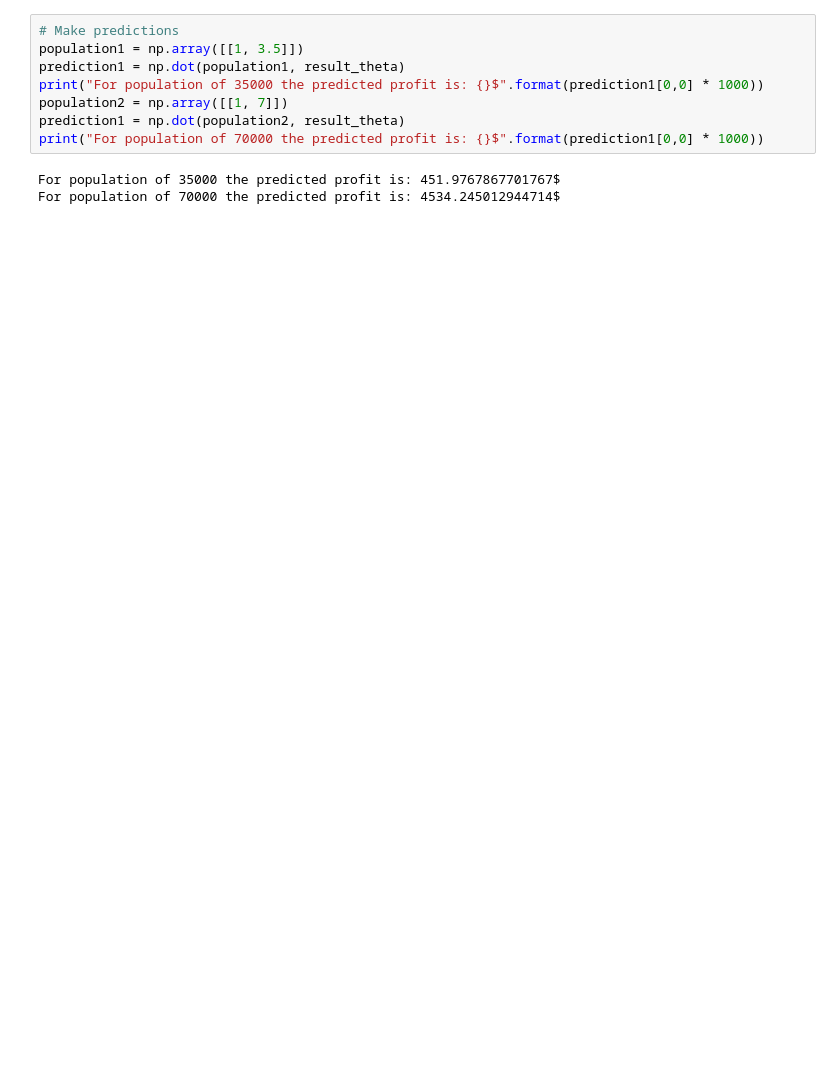
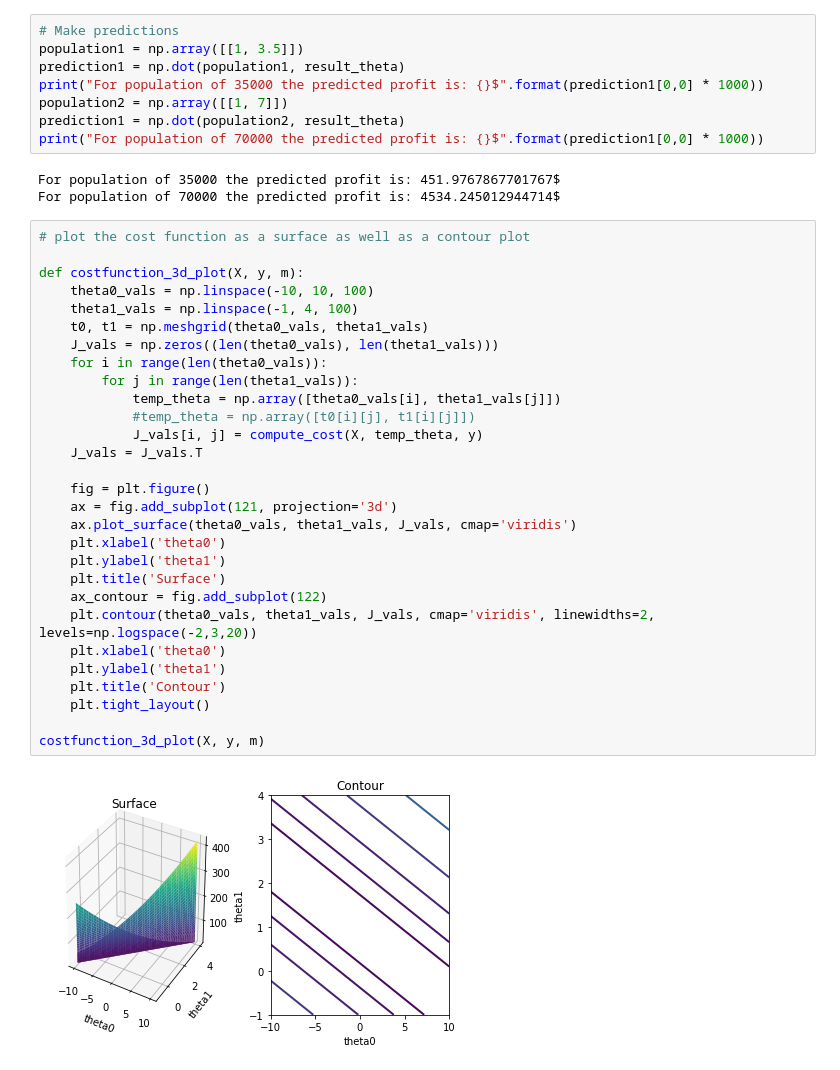
Before and after one commit to bk-anupam/AndrewNG_ML_Exercises, a Jupyter notebook: ex1/linearRegression.ipynb, the cells around one changed output. Drawn from its saved outputs; the diff is of its cells as text; blank space fills up the shorter version.

```diff
--- a/ex1/linearRegression.ipynb
+++ b/ex1/linearRegression.ipynb
@@ -107,3 +122,34 @@ print("For population of 70000 the predicted profit is: {}$".format(prediction1[
 # %% [output]
 For population of 35000 the predicted profit is: 451.9767867701767$
 For population of 70000 the predicted profit is: 4534.245012944714$
+# %%
+# plot the cost function as a surface as well as a contour plot
+
+def costfunction_3d_plot(X, y, m):
+    theta0_vals = np.linspace(-10, 10, 100)
+    theta1_vals = np.linspace(-1, 4, 100)
+    t0, t1 = np.meshgrid(theta0_vals, theta1_vals)
+    J_vals = np.zeros((len(theta0_vals), len(theta1_vals)))
+    for i in range(len(theta0_vals)):
+        for j in range(len(theta1_vals)):
+            temp_theta = np.array([theta0_vals[i], theta1_vals[j]])
+            #temp_theta = np.array([t0[i][j], t1[i][j]])
+            J_vals[i, j] = compute_cost(X, temp_theta, y)
+    J_vals = J_vals.T
+
+    fig = plt.figure()
+    ax = fig.add_subplot(121, projection='3d')
+    ax.plot_surface(theta0_vals, theta1_vals, J_vals, cmap='viridis')
+    plt.xlabel('theta0')
+    plt.ylabel('theta1')
+    plt.title('Surface')
+    ax_contour = fig.add_subplot(122)
+    plt.contour(theta0_vals, theta1_vals, J_vals, cmap='viridis', linewidths=2, levels=np.logspace(-2,3,20))
+    plt.xlabel('theta0')
+    plt.ylabel('theta1')
+    plt.title('Contour')
+    plt.tight_layout()
+
+costfunction_3d_plot(X, y, m)
+# %% [output]
+[figure, added]
```
Also changed, not shown: parts of 6 cells of this notebook.
